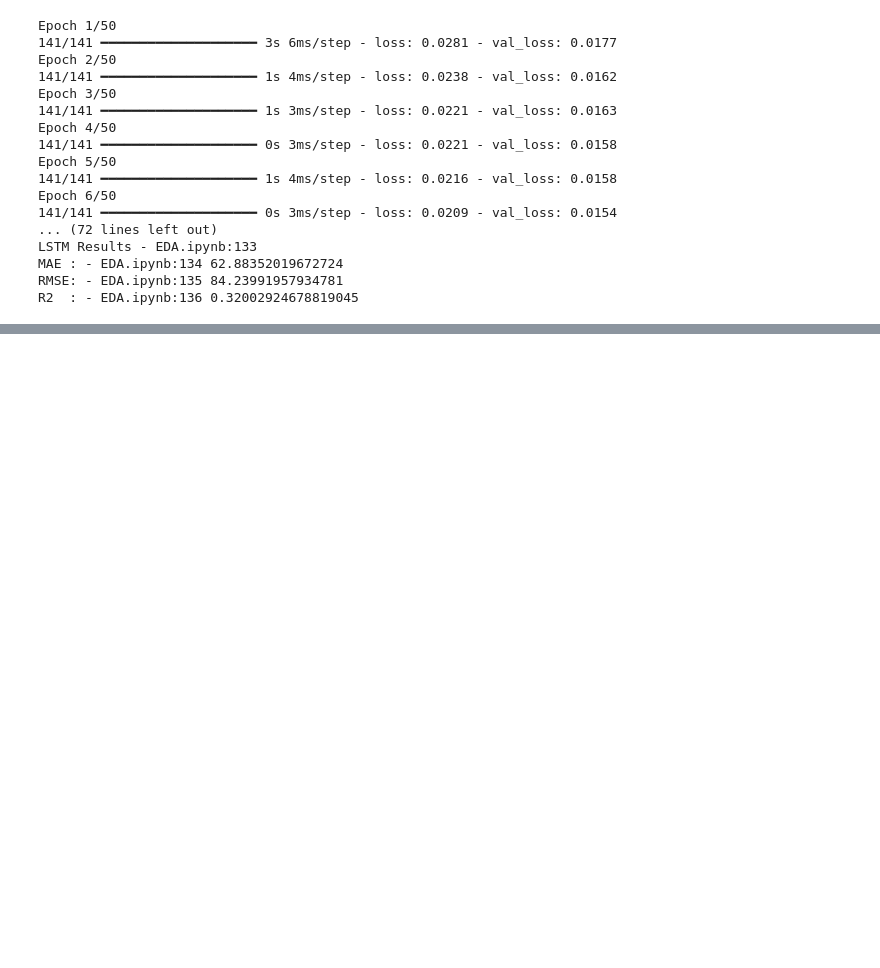
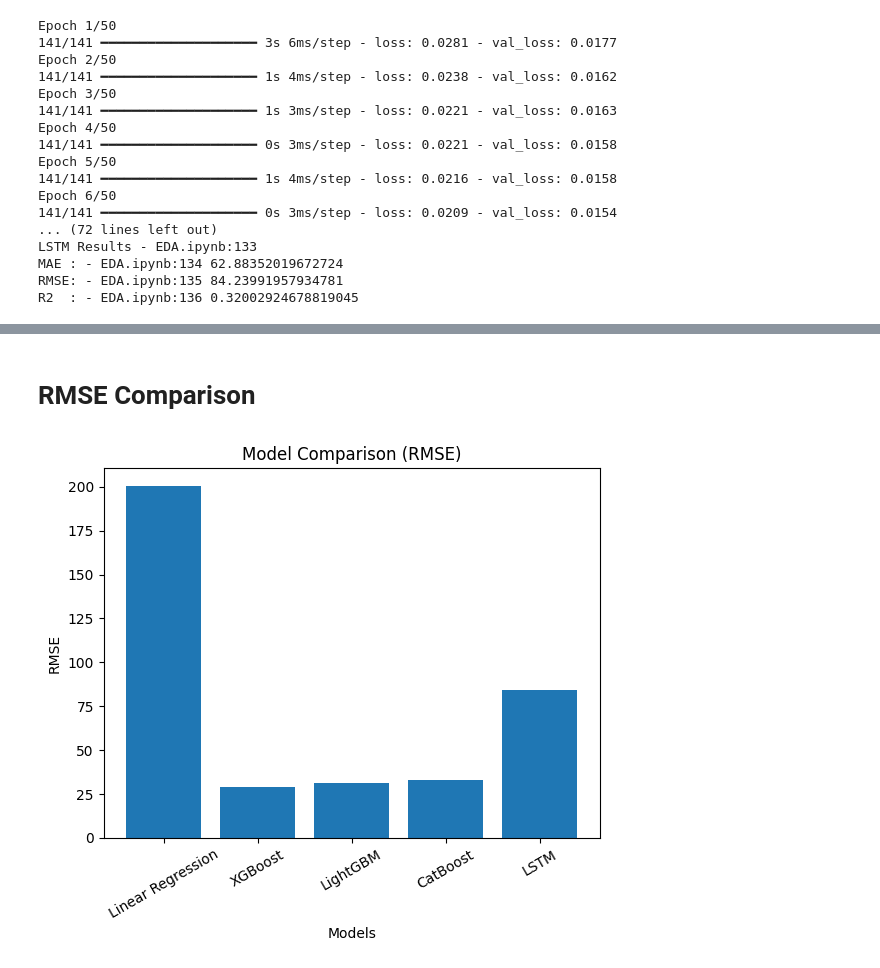
Before and after one commit to KavindhyaJay/Tea-Yield-Prediction, a Jupyter notebook: notebooks/EDA.ipynb, the cells around one changed output, grey strips where cells are left out. Cells and saved outputs as stored; diff of their text form; code cells hidden in the pictures; blank space fills up the shorter version.

```diff
--- a/notebooks/EDA.ipynb
+++ b/notebooks/EDA.ipynb
@@ -648,0 +681,15 @@ R2  : - EDA.ipynb:136 0.32002924678819045
+# %% [markdown]
+# RMSE Comparison
+# %%
+models = ['Linear Regression', 'XGBoost', 'LightGBM', 'CatBoost', 'LSTM']
+rmse = [200.53, 29.04, 31.39, 33.19, 84.24]
+
+plt.figure()
+plt.bar(models, rmse)
+plt.title("Model Comparison (RMSE)")
+plt.xlabel("Models")
+plt.ylabel("RMSE")
+plt.xticks(rotation=30)
+plt.show()
+# %% [output]
+[figure, added]
```
Also changed, not shown: parts of 4 cells of this notebook.
